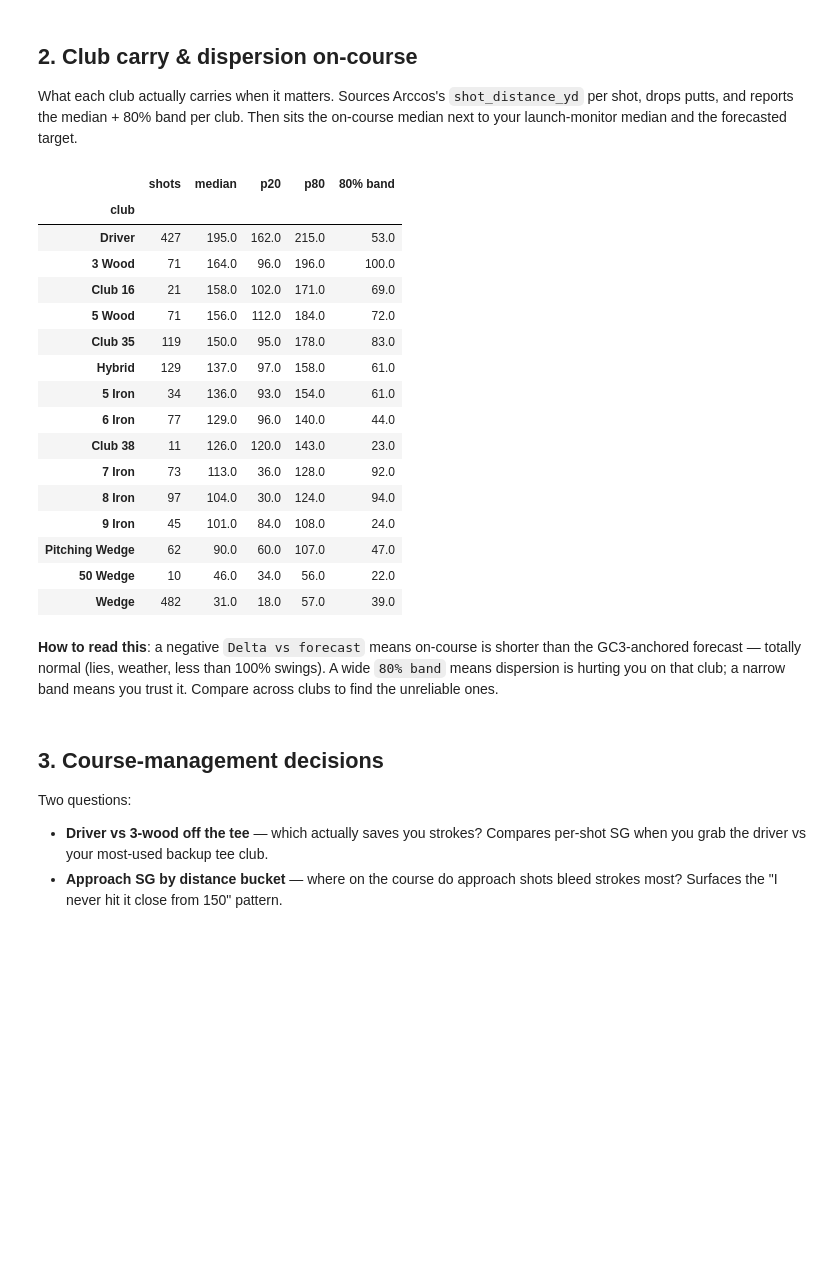
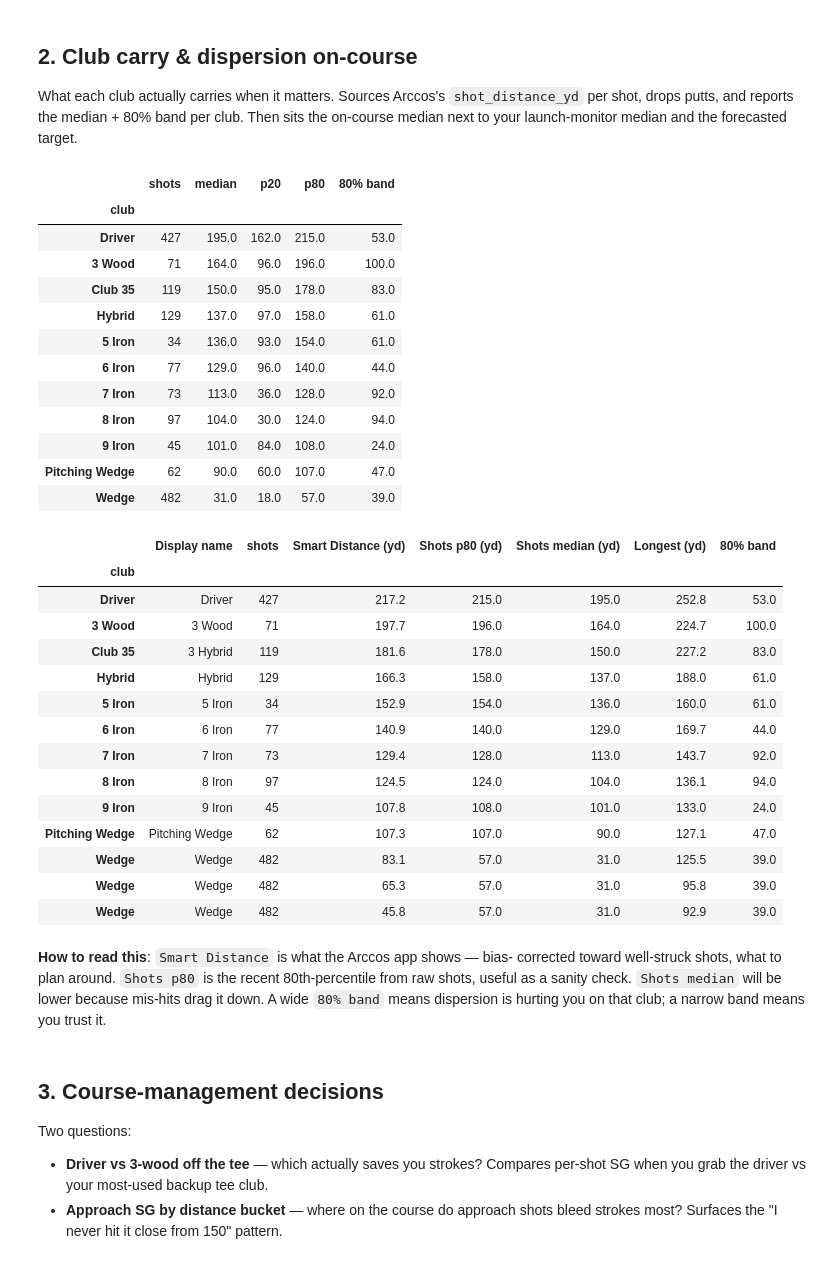
Before and after one commit to zachfreitas/golf, a Jupyter notebook: Arccos_Course_Analysis.ipynb, the cells around one changed output. Saved outputs shown, nothing was run; the diff lists cells and outputs as text; code cells hidden in the pictures; blank space fills up the shorter version.

```diff
--- a/Arccos_Course_Analysis.ipynb
+++ b/Arccos_Course_Analysis.ipynb
@@ -94,38 +122,35 @@ per shot, drops putts, and reports the median + 80% band per club. Then sits the
 on-course median next to your launch-monitor median and the forecasted target.
 # %%
 def per_club_distance(shots: pd.DataFrame, min_count: int = 6) -> pd.DataFrame:
-    # Per-club shot-distance stats from Arccos shots.csv.
-    # Filters out putts and zero-distance rows. min_count guards against clubs
-    # used so rarely they do not generalize (5+ per upstream README).
+    # Per-club shot-distance stats from Arccos shots.csv (TOTAL distance,
+    # not carry — includes roll/bounce). Filters out putts and zero-distance
+    # rows. min_count guards against clubs used so rarely they do not
+    # generalize (5+ per upstream README).
     s = shots[~shots["is_putt"].astype(bool) & (shots["shot_distance_yd"] > 0)]
     g = s.groupby("club")["shot_distance_yd"]
     out = pd.DataFrame({
         "shots": g.size(),
         "median": g.median().round(0),
         "p20": g.quantile(0.2).round(0),
         "p80": g.quantile(0.8).round(0),
     })
     out["80% band"] = (out["p80"] - out["p20"]).round(0)
     out = out[out["shots"] >= min_count].sort_values("median", ascending=False)
     return out
 
-clubs_on_course = per_club_distance(data.shots)
+clubs_on_course = per_club_distance(data.shots_in_bag())
 clubs_on_course
 # %% [output]
 |  | shots | median | p20 | p80 | 80% band |
 | club |  |  |  |  |  |
 | Driver | 427 | 195.0 | 162.0 | 215.0 | 53.0 |
 | 3 Wood | 71 | 164.0 | 96.0 | 196.0 | 100.0 |
-| Club 16 | 21 | 158.0 | 102.0 | 171.0 | 69.0 |
-| 5 Wood | 71 | 156.0 | 112.0 | 184.0 | 72.0 |
 | Club 35 | 119 | 150.0 | 95.0 | 178.0 | 83.0 |
 | Hybrid | 129 | 137.0 | 97.0 | 158.0 | 61.0 |
 | 5 Iron | 34 | 136.0 | 93.0 | 154.0 | 61.0 |
 | 6 Iron | 77 | 129.0 | 96.0 | 140.0 | 44.0 |
-| Club 38 | 11 | 126.0 | 120.0 | 143.0 | 23.0 |
 | 7 Iron | 73 | 113.0 | 36.0 | 128.0 | 92.0 |
 | 8 Iron | 97 | 104.0 | 30.0 | 124.0 | 94.0 |
 | 9 Iron | 45 | 101.0 | 84.0 | 108.0 | 24.0 |
 | Pitching Wedge | 62 | 90.0 | 60.0 | 107.0 | 47.0 |
-| 50 Wedge | 10 | 46.0 | 34.0 | 56.0 | 22.0 |
 | Wedge | 482 | 31.0 | 18.0 | 57.0 | 39.0 |
@@ -156,8 +157,48 @@ except FileNotFoundError:
-# %% [markdown]
-**How to read this**: a negative `Delta vs forecast` means on-course is shorter
-than the GC3-anchored forecast — totally normal (lies, weather, less than 100%
-swings). A wide `80% band` means dispersion is hurting you on that club; a narrow
-band means you trust it. Compare across clubs to find the unreliable ones.
+# %%
+# Side-by-side: on-course p80 vs Arccos Smart Distance (authoritative).
+# Smart Distance is total (carry + roll); shot-distance median is also total,
+# so these are comparable units.
+bag = data.paired_bag.copy()
+bag = bag.dropna(subset=["smart_distance_yd"])
+# Join via shots_csv_label (the puller's label that appears in shots.csv)
+# rather than the user-friendly display label.
+bag = bag.set_index("shots_csv_label")
+comp = clubs_on_course.join(
+    bag[["label", "smart_distance_yd", "longest_yd"]],
+    how="left"
+)
+comp = comp.rename(columns={
+    "label": "Display name",
+    "smart_distance_yd": "Smart Distance (yd)",
+    "longest_yd": "Longest (yd)",
+    "median": "Shots median (yd)",
+    "p80": "Shots p80 (yd)",
+})
+comp = comp[["Display name", "shots", "Smart Distance (yd)", "Shots p80 (yd)",
+             "Shots median (yd)", "Longest (yd)", "80% band"]]
+comp
+# %% [output]
+|  | Display name | shots | Smart Distance (yd) | Shots p80 (yd) | Shots median (yd) | Longest (yd) | 80% band |
+| club |  |  |  |  |  |  |  |
+| Driver | Driver | 427 | 217.2 | 215.0 | 195.0 | 252.8 | 53.0 |
+| 3 Wood | 3 Wood | 71 | 197.7 | 196.0 | 164.0 | 224.7 | 100.0 |
+| Club 35 | 3 Hybrid | 119 | 181.6 | 178.0 | 150.0 | 227.2 | 83.0 |
+| Hybrid | Hybrid | 129 | 166.3 | 158.0 | 137.0 | 188.0 | 61.0 |
+| 5 Iron | 5 Iron | 34 | 152.9 | 154.0 | 136.0 | 160.0 | 61.0 |
+| 6 Iron | 6 Iron | 77 | 140.9 | 140.0 | 129.0 | 169.7 | 44.0 |
+| 7 Iron | 7 Iron | 73 | 129.4 | 128.0 | 113.0 | 143.7 | 92.0 |
+| 8 Iron | 8 Iron | 97 | 124.5 | 124.0 | 104.0 | 136.1 | 94.0 |
+| 9 Iron | 9 Iron | 45 | 107.8 | 108.0 | 101.0 | 133.0 | 24.0 |
+| Pitching Wedge | Pitching Wedge | 62 | 107.3 | 107.0 | 90.0 | 127.1 | 47.0 |
+| Wedge | Wedge | 482 | 83.1 | 57.0 | 31.0 | 125.5 | 39.0 |
+| Wedge | Wedge | 482 | 65.3 | 57.0 | 31.0 | 95.8 | 39.0 |
+| Wedge | Wedge | 482 | 45.8 | 57.0 | 31.0 | 92.9 | 39.0 |
+# %% [markdown]
+**How to read this**: `Smart Distance` is what the Arccos app shows — bias-
+corrected toward well-struck shots, what to plan around. `Shots p80` is the
+recent 80th-percentile from raw shots, useful as a sanity check. `Shots
+median` will be lower because mis-hits drag it down. A wide `80% band` means
+dispersion is hurting you on that club; a narrow band means you trust it.
 # %% [markdown]
 ## 3. Course-management decisions
 
```
Also changed, not shown: parts of 7 cells of this notebook, 6 other files.
